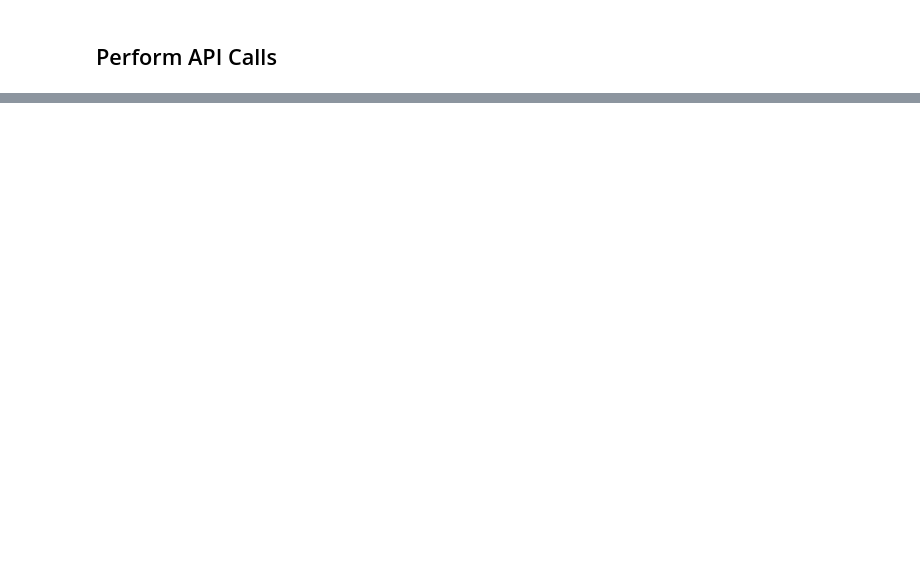
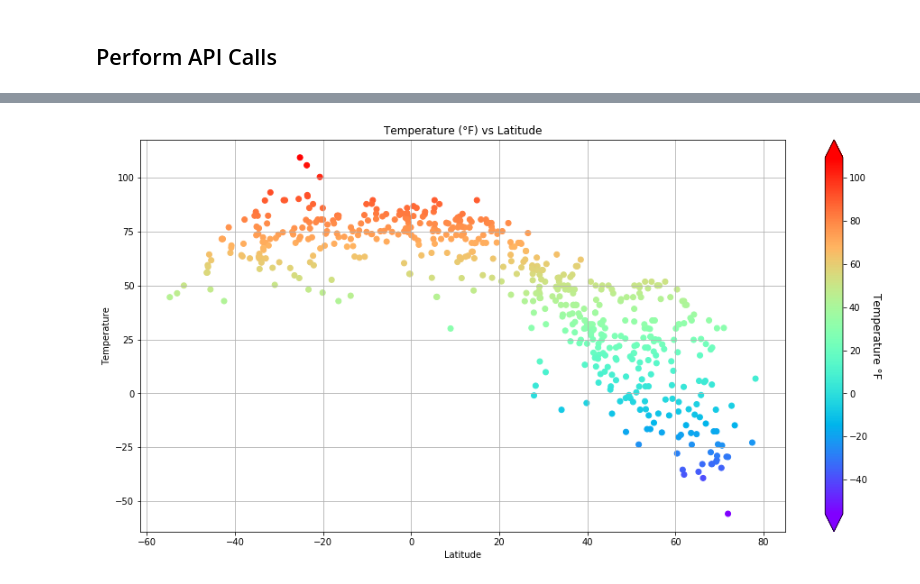
Before and after one commit to ramosconde/06-Python-APIs, a Jupyter notebook: 06-python-apis/starter_code/WeatherPy.ipynb, the cells around one changed output, grey strips where cells are left out. Cells and saved outputs as stored; diff of their text form; code cells hidden in the pictures; blank space fills up the shorter version.

```diff
--- a/06-python-apis/starter_code/WeatherPy.ipynb
+++ b/06-python-apis/starter_code/WeatherPy.ipynb
@@ -196,0 +190,20 @@ df.head(100)
+# %%
+fig, ax = plt.subplots(figsize=(16,8))
+
+
+x = wheather_df["lat"]
+y = wheather_df["temp_max"]
+colors = wheather_df["temp_max"]
+
+plot = plt.scatter(x, y, c=colors, cmap='rainbow')
+plt.title("Temperature (°F) vs Latitude")
+plt.xlabel("Latitude")
+plt.ylabel("Temperature")
+plt.grid()
+cbar = plt.colorbar(plot, extend='both')   #display color bar
+
+cbar.ax.get_yaxis().labelpad = 15   #distance of label from color bar
+cbar.ax.set_ylabel('Temperature °F', rotation=270, fontsize = 12)
+plt.savefig("Plots/fig2.png")
+# %% [output]
+[figure, added]
```
Also changed, not shown: parts of 19 cells of this notebook, 5 other files.
